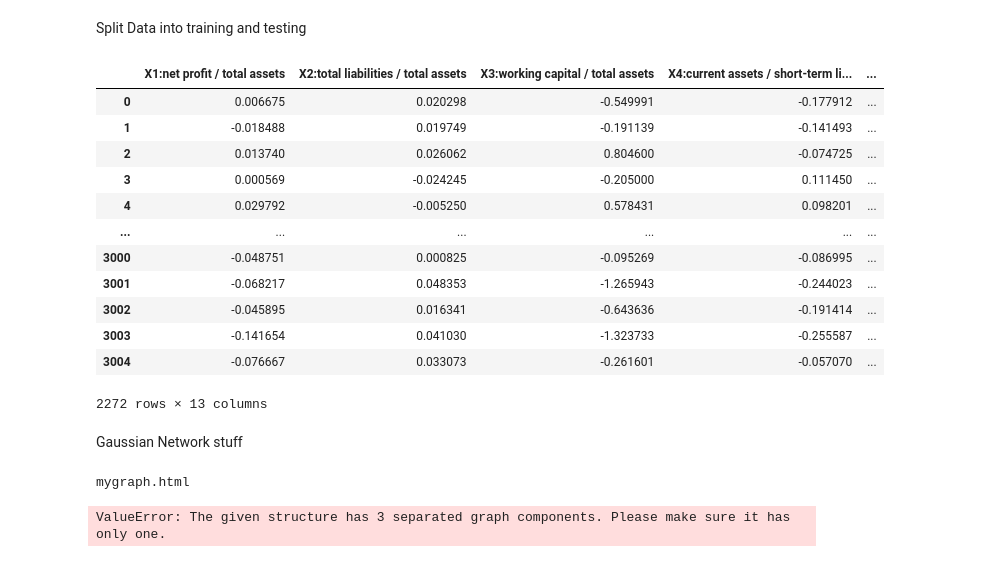
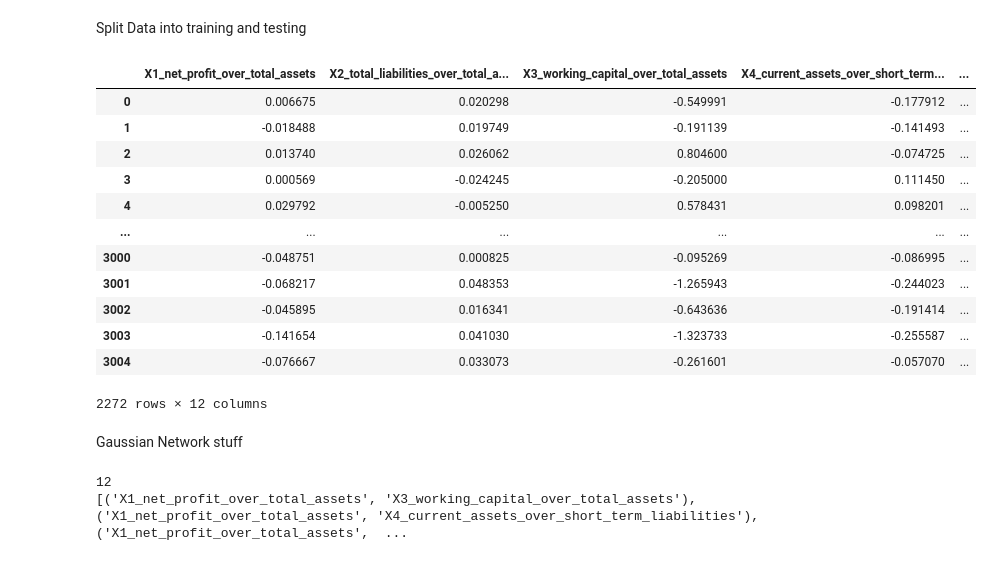
Before and after one commit to Zach-schwark/PGM_Assignment, a Jupyter notebook: Gaussian.ipynb, the cells around one changed output. Cells and saved outputs as stored; diff of their text form; code cells hidden in the pictures.

```diff
--- a/Gaussian.ipynb
+++ b/Gaussian.ipynb
@@ -197,35 +202,35 @@ Split Data into training and testing
 # %%
 
 from math import floor
 
 
-processed_bankrupt = PreprocessedData.loc[PreprocessedData["class"] == 1]
-processed_nonbunkrupt = PreprocessedData.loc[PreprocessedData["class"] == 0]
+processed_bankrupt = PreprocessedData.loc[PreprocessedData["class"] == PreprocessedData.loc[len(PreprocessedData)-1]["class"]]
+processed_nonbunkrupt = PreprocessedData.loc[PreprocessedData["class"] == PreprocessedData.loc[0]["class"]]
 #results_bankrupt
 #result_nonbunkrupt
 processed_bankrupt_train = processed_bankrupt[0:(floor(0.75*processed_bankrupt.shape[0]))]
 processed_nonbankrupt_train = processed_nonbunkrupt[0:(floor(0.75*processed_nonbunkrupt.shape[0]))]
 
 processed_bankrupt_test = processed_bankrupt[(floor(0.75*processed_bankrupt.shape[0]))+1:processed_bankrupt.shape[0]]
 processed_nonbankrupt_test = processed_nonbunkrupt[(floor(0.75*processed_nonbunkrupt.shape[0]))+1:processed_nonbunkrupt.shape[0]]
 
 training_data = pd.concat([processed_nonbankrupt_train,processed_bankrupt_train])
 training_data
 
 testing_data = pd.concat([processed_nonbankrupt_test,processed_bankrupt_test])
-testing_targets = testing_data["class"]
-del testing_data["class"]
+#testing_targets = testing_data["class"]
+#del testing_data["class"]
 #testing_data
 
 testing_evidence_list= []
 for i in range(len(testing_data)):
     testing_evidence_dict = {}
     for z in range(len(testing_data.columns.values.tolist())):
         testing_evidence_dict[testing_data.columns.values.tolist()[z]] = testing_data[testing_data.columns.values.tolist()[z]].iloc[i]
     testing_evidence_list.append(testing_evidence_dict)
 training_data
 # %% [output]
-|  | X1:net profit / total assets | X2:total liabilities / total assets | X3:working capital / total assets | X4:current assets / short-term li... | ... |
+|  | X1_net_profit_over_total_assets | X2_total_liabilities_over_total_a... | X3_working_capital_over_total_assets | X4_current_assets_over_short_term... | ... |
 | 0 | 0.006675 | 0.020298 | -0.549991 | -0.177912 | ... |
 | 1 | -0.018488 | 0.019749 | -0.191139 | -0.141493 | ... |
 | 2 | 0.013740 | 0.026062 | 0.804600 | -0.074725 | ... |
@@ -237,29 +242,15 @@ training_data
 | 3002 | -0.045895 | 0.016341 | -0.643636 | -0.191414 | ... |
 | 3003 | -0.141654 | 0.041030 | -1.323733 | -0.255587 | ... |
 | 3004 | -0.076667 | 0.033073 | -0.261601 | -0.057070 | ... |
-2272 rows × 13 columns
+2272 rows × 12 columns
 # %% [markdown]
 Gaussian Network stuff
-# %%
-sm = from_pandas(training_data)
-sm.remove_edges_below_threshold(0.8)
-
-viz = plot_structure(
-    sm,
-    all_node_attributes=NODE_STYLE.WEAK,
-    all_edge_attributes=EDGE_STYLE.WEAK,
-)
-
-viz.toggle_physics(False)
-#viz.generate_html(name='mygraph.html', local=True, notebook=True)
-#viz.prep_notebook()
-viz.show('mygraph.html',local=True,notebook=True)
-#viz.show_buttons()
-#viz.write_html('mygraph.html',open_browser=True)
-#display_plot_ipython(viz,'mygraph.html')
-
-bn = BayesianNetwork(sm)
-bn = bn.fit_node_states(discretised_data)
-# %% [output]
-mygraph.html
-ValueError: The given structure has 3 separated graph components. Please make sure it has only one.
+# %%
+sm = StructureModel()
+sm = from_pandas(training_data)
+sm.remove_edges_below_threshold(0.2)
+print(len(sm.nodes()))
+print(sm.edges())
+# %% [output]
+12
+[('X1_net_profit_over_total_assets', 'X3_working_capital_over_total_assets'), ('X1_net_profit_over_total_assets', 'X4_current_assets_over_short_term_liabilities'), ('X1_net_profit_over_total_assets',  ...
```
Also changed, not shown: parts of 17 cells of this notebook.
